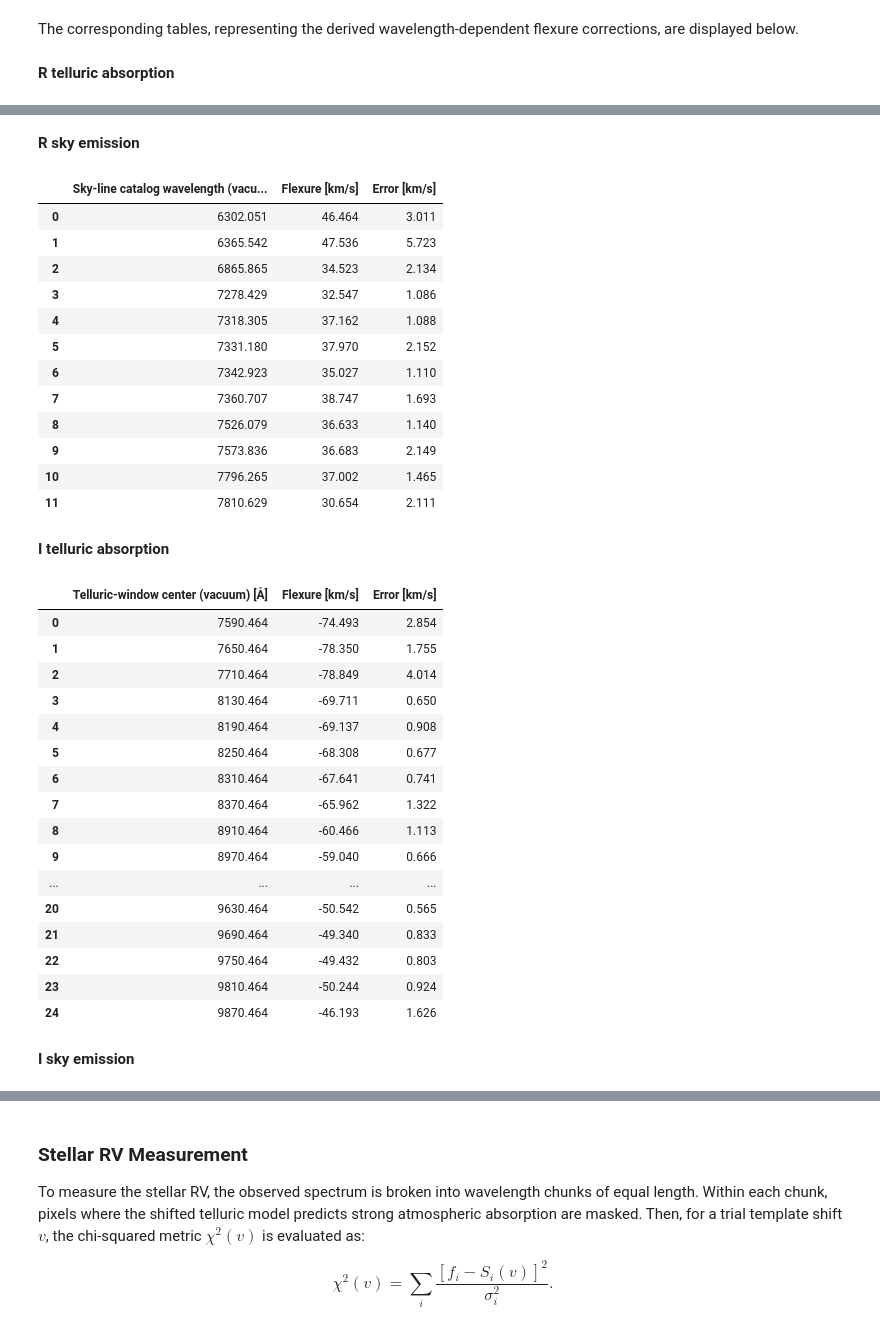
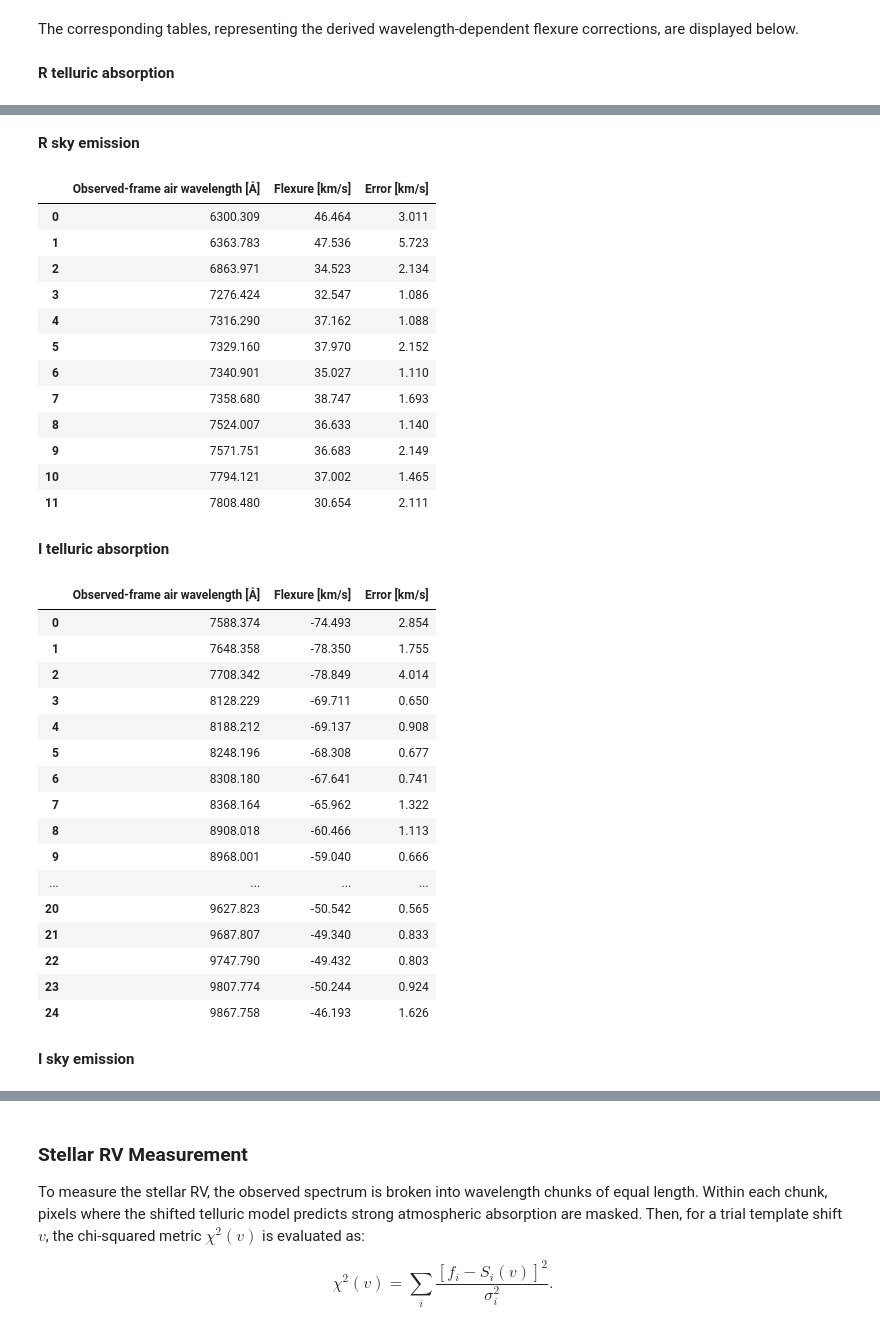
Before and after one commit to pranav-nagarajan/NGPS-RV-Calibration, a Jupyter notebook: NGPS Radial Velocity Tutorial.ipynb, the cells around one changed output, grey strips where cells are left out. Cells and saved outputs as stored; diff of their text form; code cells hidden in the pictures.

Commit message:
Updating plots and tables for consistency

```diff
--- a/NGPS Radial Velocity Tutorial.ipynb
+++ b/NGPS Radial Velocity Tutorial.ipynb
@@ -350,13 +350,12 @@ def compact_flexure_table(result):
     wavelength_column = "Wavelength" if "Wavelength" in table else "Air Wavelength [A]"
     columns = [wavelength_column, "Flexure Correction", "Flexure Correction Error"]
     columns = [col for col in columns if col in table.columns]
-    output = table[columns].rename(
+    output = table[columns].copy()
+    if wavelength_column == "Wavelength":
+        output[wavelength_column] = convert_vacuum_to_air(output[wavelength_column].values.astype(float))
+    output = output.rename(
         columns={
-            wavelength_column: (
-                "Sky-line catalog wavelength (vacuum) [Å]"
-                if result.flexure_source in {"sky_emission", "emission"}
-                else "Telluric-window center (vacuum) [Å]"
-            ),
+            wavelength_column: "Observed-frame air wavelength [Å]",
             "Flexure Correction": "Flexure [km/s]",
             "Flexure Correction Error": "Error [km/s]",
         }
@@ -382,33 +381,33 @@ for label, result in flexure_results.items():
 **R sky emission**
-|  | Sky-line catalog wavelength (vacu... | Flexure [km/s] | Error [km/s] |
-| 0 | 6302.051 | 46.464 | 3.011 |
-| 1 | 6365.542 | 47.536 | 5.723 |
-| 2 | 6865.865 | 34.523 | 2.134 |
-| 3 | 7278.429 | 32.547 | 1.086 |
-| 4 | 7318.305 | 37.162 | 1.088 |
-| 5 | 7331.180 | 37.970 | 2.152 |
-| 6 | 7342.923 | 35.027 | 1.110 |
-| 7 | 7360.707 | 38.747 | 1.693 |
-| 8 | 7526.079 | 36.633 | 1.140 |
-| 9 | 7573.836 | 36.683 | 2.149 |
-| 10 | 7796.265 | 37.002 | 1.465 |
-| 11 | 7810.629 | 30.654 | 2.111 |
+|  | Observed-frame air wavelength [Å] | Flexure [km/s] | Error [km/s] |
+| 0 | 6300.309 | 46.464 | 3.011 |
+| 1 | 6363.783 | 47.536 | 5.723 |
+| 2 | 6863.971 | 34.523 | 2.134 |
+| 3 | 7276.424 | 32.547 | 1.086 |
+| 4 | 7316.290 | 37.162 | 1.088 |
+| 5 | 7329.160 | 37.970 | 2.152 |
+| 6 | 7340.901 | 35.027 | 1.110 |
+| 7 | 7358.680 | 38.747 | 1.693 |
+| 8 | 7524.007 | 36.633 | 1.140 |
+| 9 | 7571.751 | 36.683 | 2.149 |
+| 10 | 7794.121 | 37.002 | 1.465 |
+| 11 | 7808.480 | 30.654 | 2.111 |
 **I telluric absorption**
-|  | Telluric-window center (vacuum) [Å] | Flexure [km/s] | Error [km/s] |
-| 0 | 7590.464 | -74.493 | 2.854 |
-| 1 | 7650.464 | -78.350 | 1.755 |
-| 2 | 7710.464 | -78.849 | 4.014 |
-| 3 | 8130.464 | -69.711 | 0.650 |
-| 4 | 8190.464 | -69.137 | 0.908 |
-| 5 | 8250.464 | -68.308 | 0.677 |
-| 6 | 8310.464 | -67.641 | 0.741 |
-| 7 | 8370.464 | -65.962 | 1.322 |
-| 8 | 8910.464 | -60.466 | 1.113 |
-| 9 | 8970.464 | -59.040 | 0.666 |
+|  | Observed-frame air wavelength [Å] | Flexure [km/s] | Error [km/s] |
+| 0 | 7588.374 | -74.493 | 2.854 |
+| 1 | 7648.358 | -78.350 | 1.755 |
+| 2 | 7708.342 | -78.849 | 4.014 |
+| 3 | 8128.229 | -69.711 | 0.650 |
+| 4 | 8188.212 | -69.137 | 0.908 |
+| 5 | 8248.196 | -68.308 | 0.677 |
+| 6 | 8308.180 | -67.641 | 0.741 |
+| 7 | 8368.164 | -65.962 | 1.322 |
+| 8 | 8908.018 | -60.466 | 1.113 |
+| 9 | 8968.001 | -59.040 | 0.666 |
 | ... | ... | ... | ... |
-| 20 | 9630.464 | -50.542 | 0.565 |
-| 21 | 9690.464 | -49.340 | 0.833 |
-| 22 | 9750.464 | -49.432 | 0.803 |
-| 23 | 9810.464 | -50.244 | 0.924 |
-| 24 | 9870.464 | -46.193 | 1.626 |
+| 20 | 9627.823 | -50.542 | 0.565 |
+| 21 | 9687.807 | -49.340 | 0.833 |
+| 22 | 9747.790 | -49.432 | 0.803 |
+| 23 | 9807.774 | -50.244 | 0.924 |
+| 24 | 9867.758 | -46.193 | 1.626 |
 **I sky emission**
```
Also changed, not shown: parts of 2 cells of this notebook, 6 other files.
